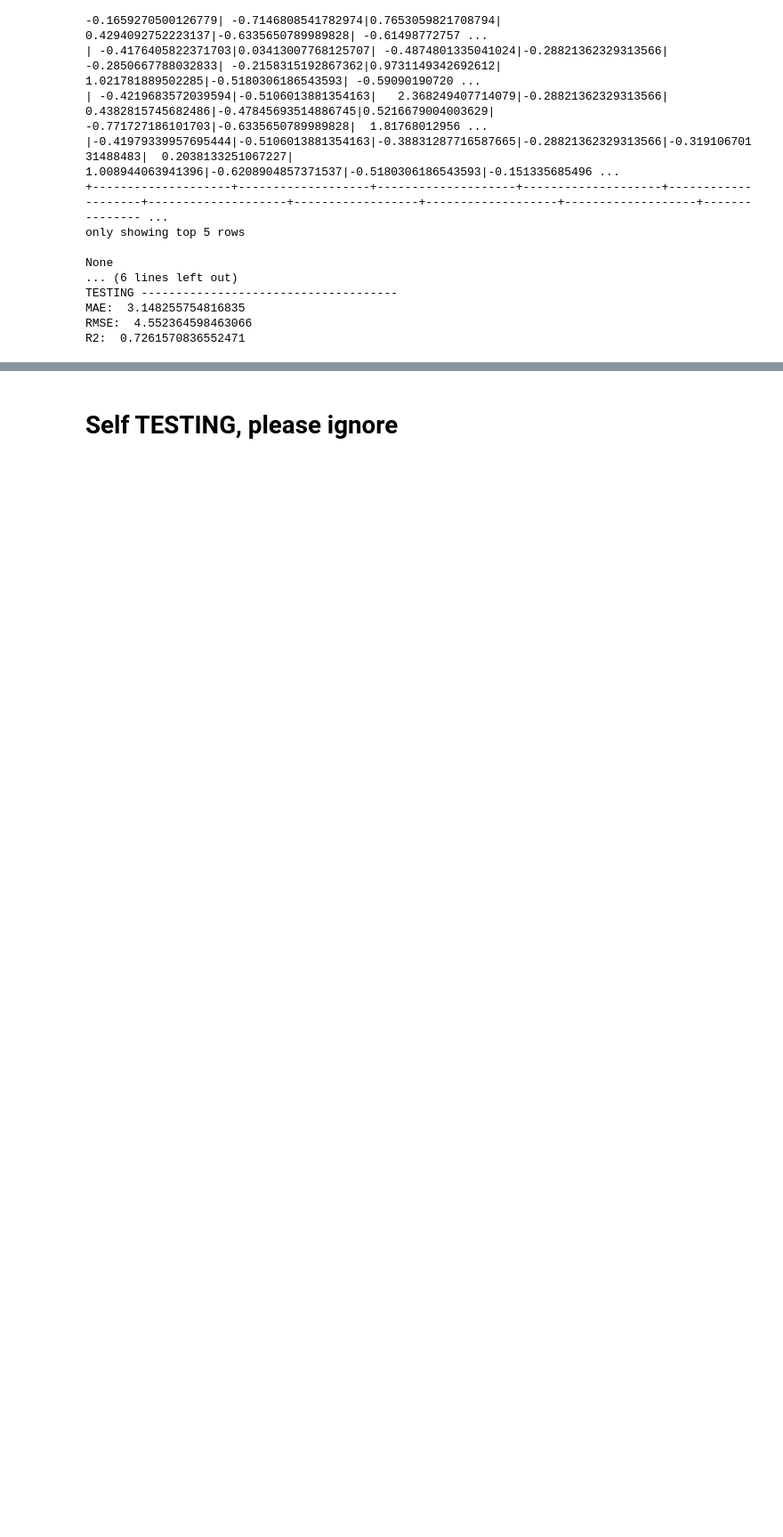
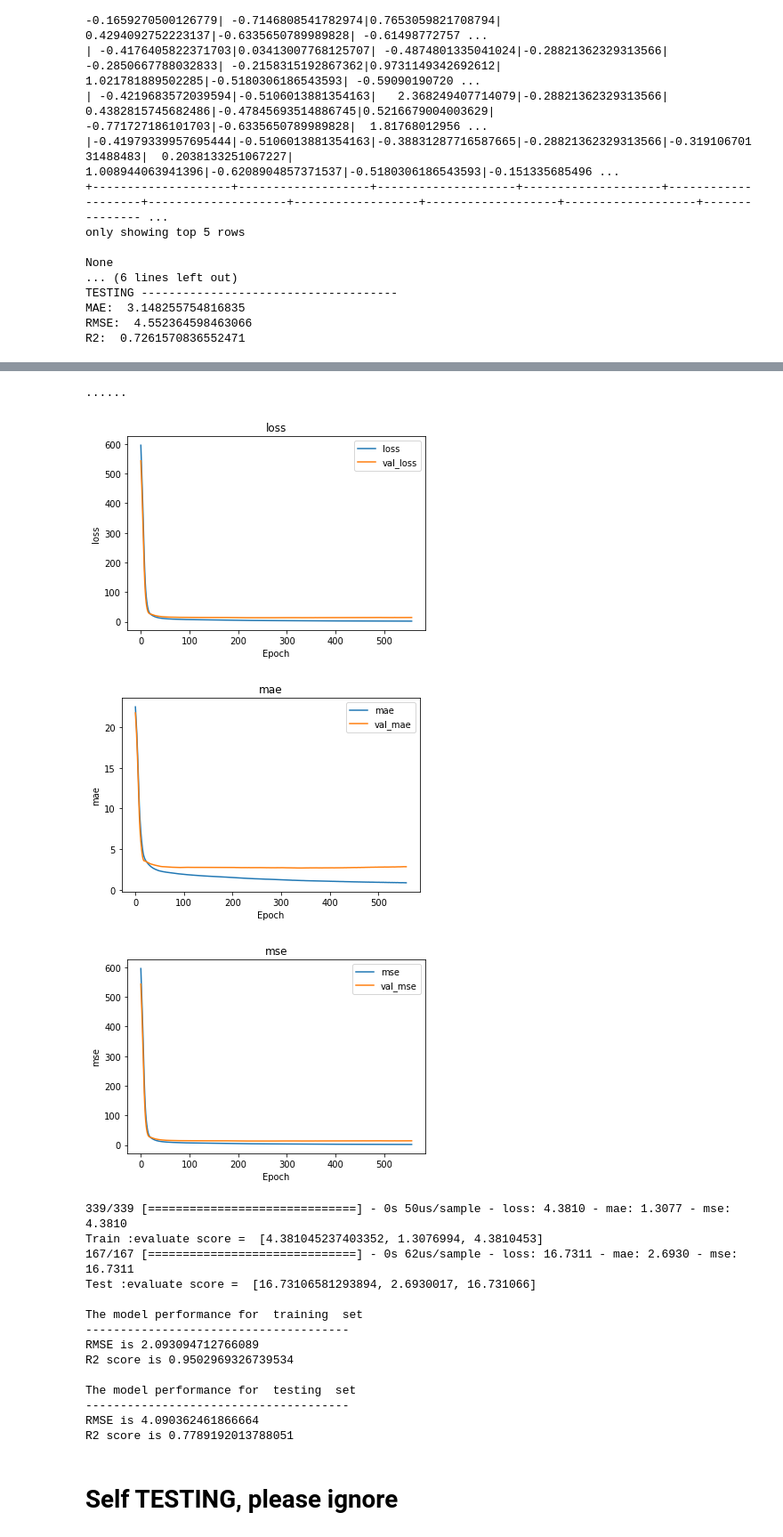
Before and after one commit to xdderekchen/ML, a Jupyter notebook: LinearRegression.ipynb, the cells around one changed output, grey strips where cells are left out. Shown: that part at 89% size. Drawn from its saved outputs; the diff is of its cells as text; code cells hidden in the pictures; blank space fills up the shorter version.

```diff
--- a/LinearRegression.ipynb
+++ b/LinearRegression.ipynb
@@ -375,3 +402,58 @@ R2 score is 0.7253039492802316
+# %%
+model = Sequential([
+    Dense(32, activation='relu', input_shape=(widthX,)),
+    Dense(16, activation='relu'),
+    Dense(1)
+   ])
+
+optimizer = tf.keras.optimizers.RMSprop(learning_rate=0.002) # Default value
+model.compile(optimizer=optimizer,loss='mse', metrics =['mae', 'mse'])
+
+early_stop = keras.callbacks.EarlyStopping(monitor='loss', patience=5)
+
+# Train the model
+history = model.fit(
+    x_train,
+    y_train,
+    epochs=10000,
+    shuffle=False,
+    validation_split = 0.2,
+    verbose=0, callbacks=[early_stop, PrintDot()]
+)
+
+plot_Tesor(history.history, "loss")
+plot_Tesor(history.history, "mae")
+plot_Tesor(history.history, "mse")
+
+model_sum(model, x_train, y_train, "Train")
+model_sum(model, x_test,  y_test,  "Test")
+
+y_train_predict = model.predict(x_train)
+y_test_predict =  model.predict(x_test)
+
+linear_Reg_report("training", y_train_predict, y_train)
+linear_Reg_report("testing",  y_test_predict, y_test)
+
+#print_coeff()
+# %% [output]
+......
+[figure, added]
+[figure, added]
+[figure, added]
+339/339 [==============================] - 0s 50us/sample - loss: 4.3810 - mae: 1.3077 - mse: 4.3810
+Train :evaluate score =  [4.381045237403352, 1.3076994, 4.3810453]
+167/167 [==============================] - 0s 62us/sample - loss: 16.7311 - mae: 2.6930 - mse: 16.7311
+Test :evaluate score =  [16.73106581293894, 2.6930017, 16.731066]
+
+The model performance for  training  set
+--------------------------------------
+RMSE is 2.093094712766089
+R2 score is 0.9502969326739534
+
+The model performance for  testing  set
+--------------------------------------
+RMSE is 4.090362461866664
+R2 score is 0.7789192013788051
 # %% [markdown]
 # Self TESTING, please ignore
 # %%
```
Also changed, not shown: parts of 5 cells of this notebook.
